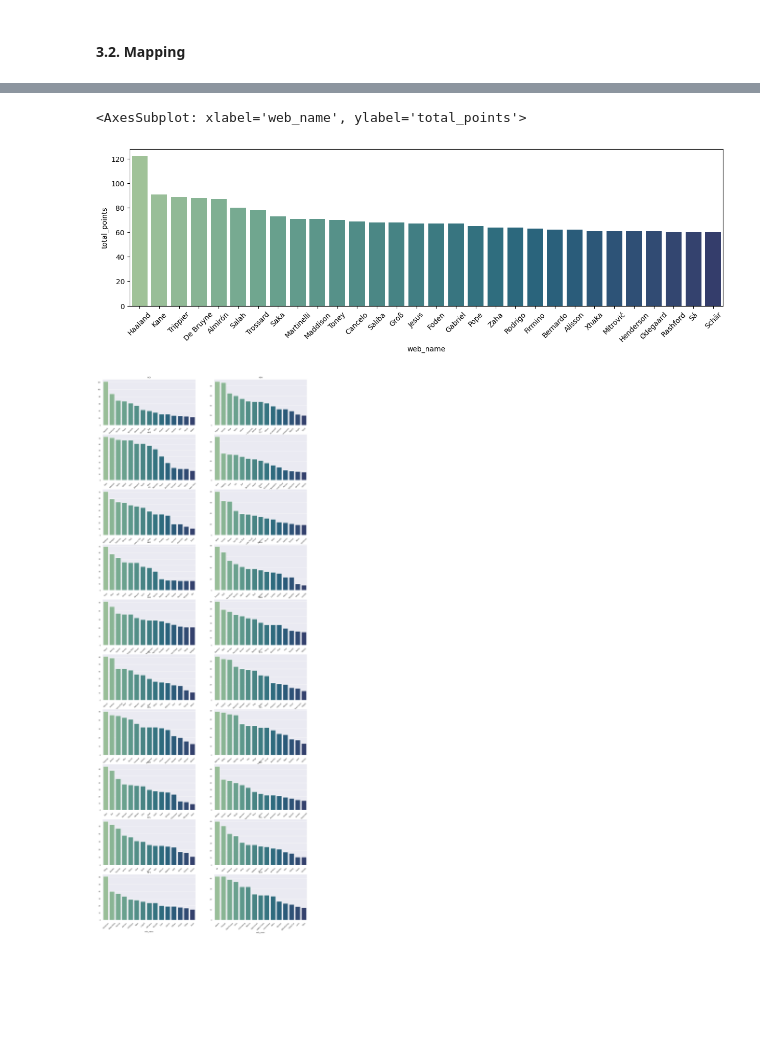
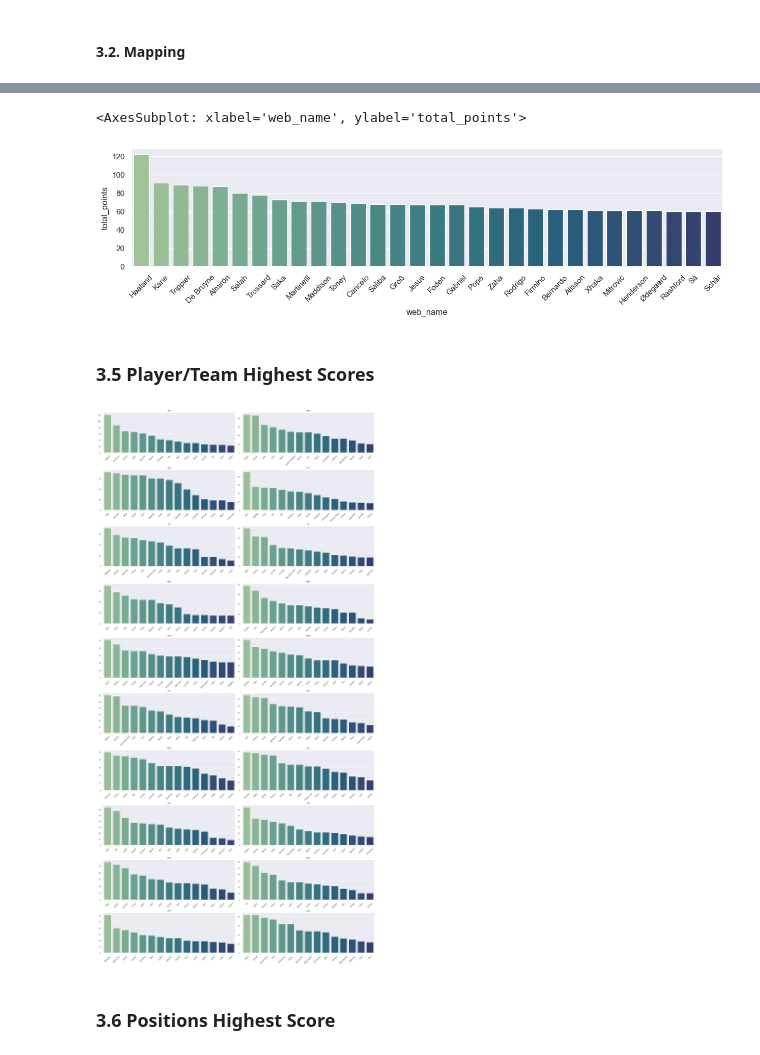
Before and after one commit to camilos0808/FPLProject, a Jupyter notebook: 01Note.ipynb, the cells around one changed output, grey strips where cells are left out. Cells and saved outputs as stored; diff of their text form; code cells hidden in the pictures; blank space fills up the shorter version.

```diff
--- a/01Note.ipynb
+++ b/01Note.ipynb
@@ -121,5 +115,5 @@ df = df_.copy()
 # %%
-df = df_.copy()
+df = _df.copy()
 # %%
 df[df.columns[:20]].head()
 # %% [output]
@@ -172,5 +164,4 @@ NameError: name 'all_fixtures' is not defined
 # %%
-
-# dfMapped = getMappedDF(df,'team',teams,'id','short_name')
-# dfMapped = getMappedDF(dfMapped,'element',players,'id','web_name')
-# dfMapped = getMappedDF(dfMapped,'element',players,'id','element_type')
+dfMapped = getMappedDF(df,'team',teams,'id','short_name')
+dfMapped = getMappedDF(dfMapped,'element',players,'id','web_name')
+dfMapped = getMappedDF(dfMapped,'element',players,'id','element_type')
@@ -191 +180,8 @@ df.head()
+# %%
+# Seaborn configuration
+%matplotlib inline
+# sns.set_palette(sns.color_palette('magma',n_colors=20))
+# sns.barplot(data=df,x='team',y='total_points',estimator=sum)
+_widthTotal = 15
+_heightChart = 3
 # %% [markdown]
@@ -205,10 +203,8 @@ sns.barplot(data =dfMapped,
 # %%
-dfMappedSum = dfMapped.groupby('element').sum(numeric_only=True)['total_points']
-dfMappedSum2 = dfMapped.groupby('element')['web_name'].apply(pd.Series.mode)
-dfMappedSum= dfMappedSum.to_frame().join(dfMappedSum2).sort_values('total_points',ascending=False)
-
-
-dfMappedSum
+_dfMappedSum = dfMapped.groupby('element').sum(numeric_only=True)['total_points']
+_dfMappedSum2 = dfMapped.groupby('element')['web_name'].apply(pd.Series.mode)
+_dfMappedSum= _dfMappedSum.to_frame().join(_dfMappedSum2).sort_values('total_points',ascending=False)
+_dfMappedSum.head()
 # %% [output]
 |  |  | total_points | web_name |
 | element |  |  |  |
@@ -227,35 +216,42 @@ dfMappedSum
 # %%
-top = 30
-plt.figure(figsize=(15,4))
+_top = 30
+plt.figure(figsize=(_widthTotal,_heightChart))
 plt.xticks(rotation=45)
 sns.barplot(
-            x=dfMappedSum['web_name'].head(top),
-            y=dfMappedSum['total_points'].head(top),
+            x=_dfMappedSum['web_name'].head(_top),
+            y=_dfMappedSum['total_points'].head(_top),
             # estimator=sum,
             palette='crest')
 # %% [output]
 <AxesSubplot: xlabel='web_name', ylabel='total_points'>
-[figure, old version]
+[figure, new version]
+# %% [markdown]
+### 3.5 Player/Team Highest Scores
 # %%
 sns.set_theme(font_scale = 0.6)
-fig, ax = plt.subplots(10,2, figsize=(15,40))
-ax = ax.flatten()
-top = 15
+_chartsCol = 2
+_chartsRow = 10
+_fig, _ax = plt.subplots(_chartsRow,_chartsCol, figsize=(_widthTotal,_chartsRow*_heightChart),constrained_layout=True)
+_ax = _ax.flatten()
+_top = 15
 _topTeams = list(dfMapped.groupby('short_name').sum(numeric_only=True).sort_values(by='total_points',ascending=False).index)
 for _ in range(0,len(_topTeams)):
     _team = _topTeams[_]
-    dfMappedSumTeam = dfMapped.loc[dfMapped['short_name']==_team].groupby('web_name').sum(numeric_only=True)['total_points'].sort_values(ascending=False)
-    ax[_].tick_params(axis='x', rotation=45)
-    ax[_].set_title(_team)
+    _dfMappedSumTeam = dfMapped.loc[dfMapped['short_name']==_team].groupby('web_name').sum(numeric_only=True)['total_points'].sort_values(ascending=False)
+    _ax[_].tick_params(axis='x', rotation=45)
+    _ax[_].set_title(_team)
+    _ax[_].xaxis.label.set_visible(False)
 
     _plot = sns.barplot(
-                x=dfMappedSumTeam.head(top).index,
-                y=dfMappedSumTeam.head(top).values,
+                x=_dfMappedSumTeam.head(_top).index,
+                y=_dfMappedSumTeam.head(_top).values,
                 # estimator=sum,
                 palette='crest',
-                ax=ax[_])
+                ax=_ax[_])
 
 sns.set_theme(font_scale = 1)
 # %% [output]
-[figure, old version]
+[figure, new version]
+# %% [markdown]
+### 3.6 Positions Highest Score
 # %%
```
Also changed, not shown: parts of 24 cells of this notebook.
